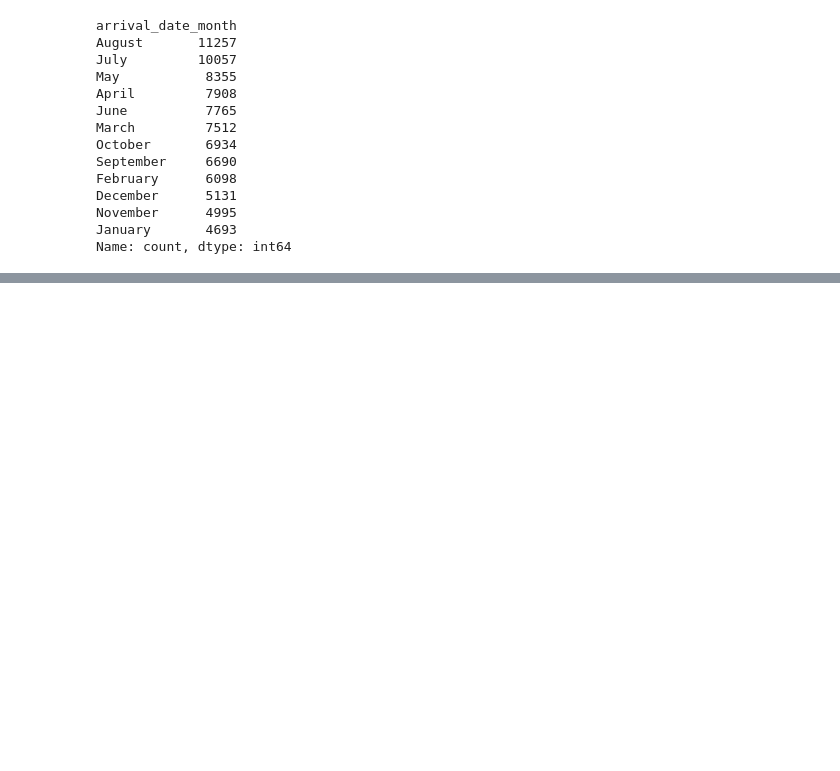
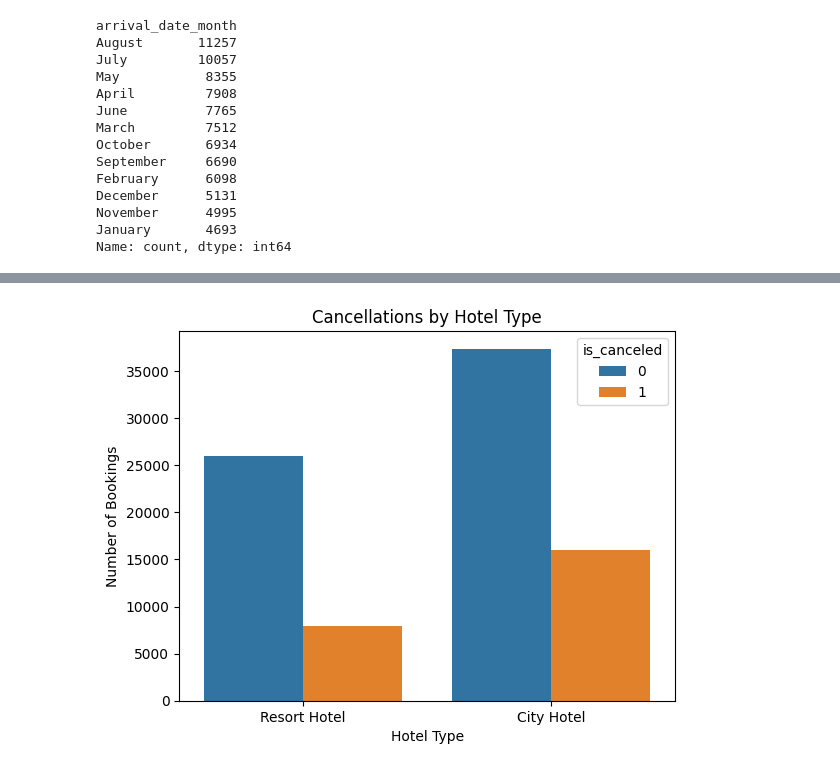
Before and after one commit to mayurimamdi/HotelBookingSystem, a Jupyter notebook: notebooks/01_eda.ipynb, the cells around one changed output, grey strips where cells are left out. Cells and saved outputs as stored; diff of their text form; code cells hidden in the pictures; blank space fills up the shorter version.

```diff
--- a/notebooks/01_eda.ipynb
+++ b/notebooks/01_eda.ipynb
@@ -217,0 +423,8 @@ df.to_csv("../data/processed/hotel_bookings_cleaned.csv", index=False)
+# %%
+sns.countplot(x="hotel",  hue="is_canceled", data=df)
+plt.title("Cancellations by Hotel Type")
+plt.xlabel("Hotel Type")
+plt.ylabel("Number of Bookings")
+plt.show()
+# %% [output]
+[figure, added]
```
Also changed, not shown: parts of 19 cells of this notebook.
